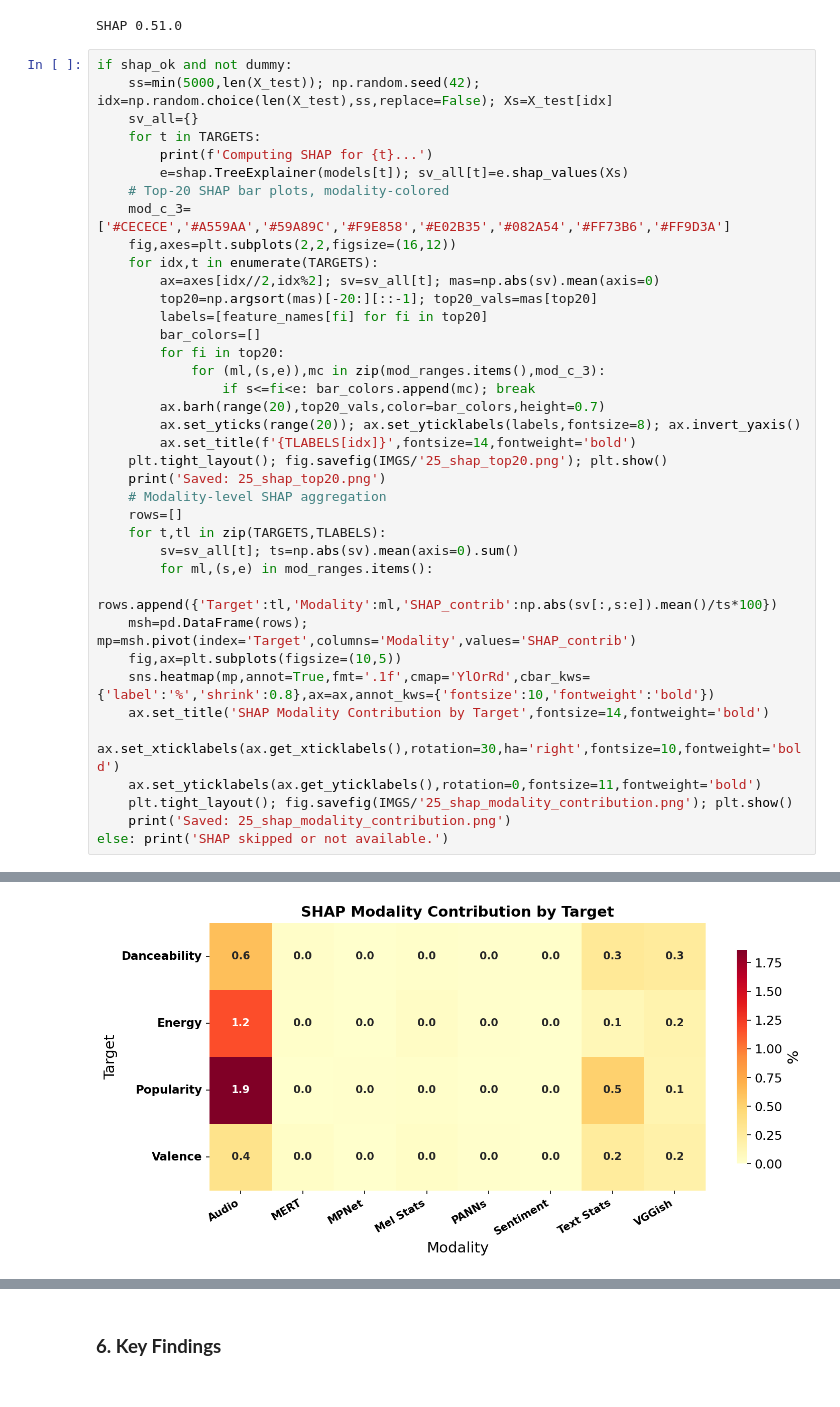
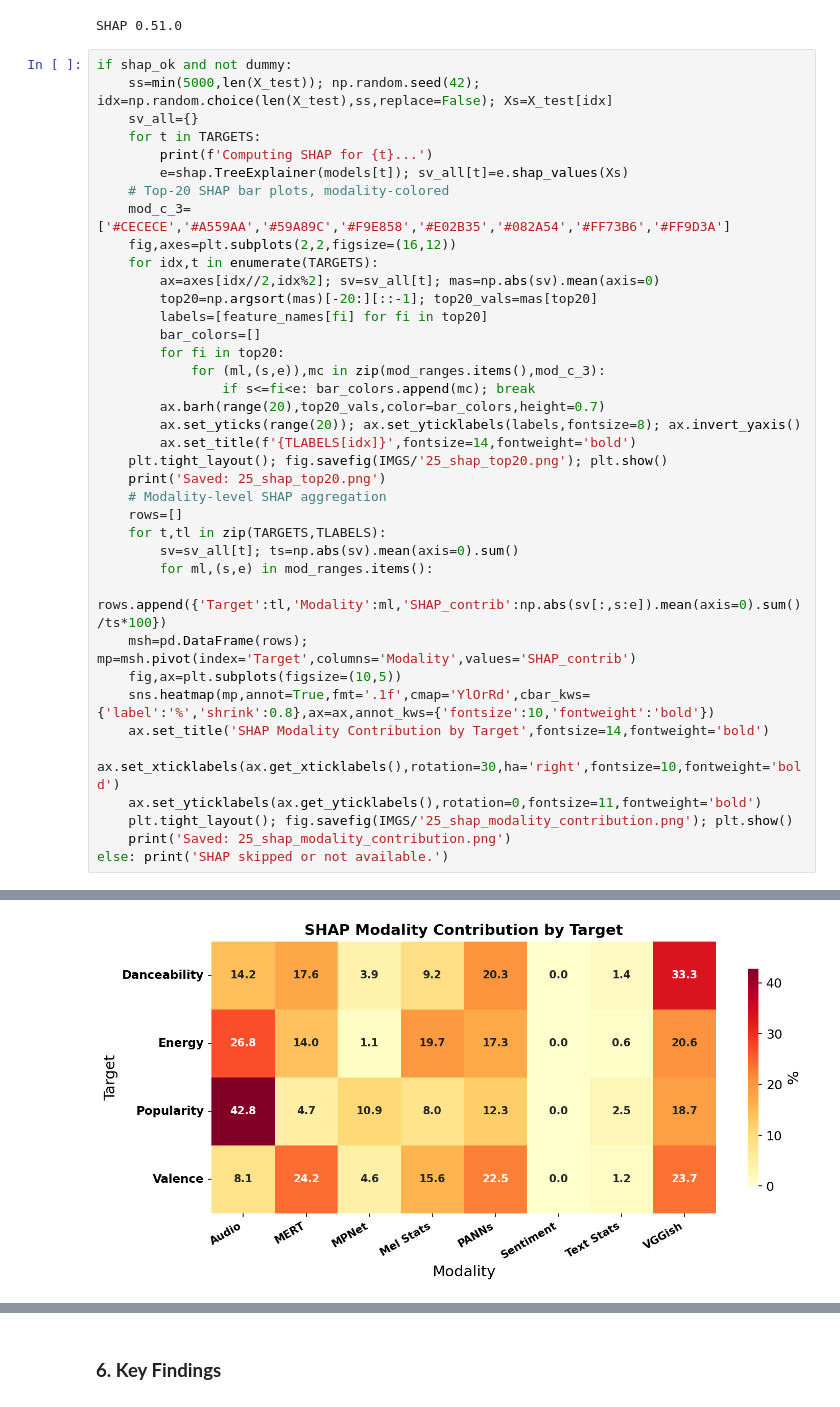
Before and after one commit to essteec/music-prediction, a Jupyter notebook: notebooks/25_thesis_comprehensive_feature_modality_importance.ipynb, the cells around one changed output, grey strips where cells are left out. Drawn from its saved outputs; the diff is of its cells as text.

```diff
--- a/notebooks/25_thesis_comprehensive_feature_modality_importance.ipynb
+++ b/notebooks/25_thesis_comprehensive_feature_modality_importance.ipynb
@@ -192,33 +192,33 @@ if shap_ok and not dummy:
         bar_colors=[]
         for fi in top20:
             for (ml,(s,e)),mc in zip(mod_ranges.items(),mod_c_3):
                 if s<=fi<e: bar_colors.append(mc); break
         ax.barh(range(20),top20_vals,color=bar_colors,height=0.7)
         ax.set_yticks(range(20)); ax.set_yticklabels(labels,fontsize=8); ax.invert_yaxis()
         ax.set_title(f'{TLABELS[idx]}',fontsize=14,fontweight='bold')
     plt.tight_layout(); fig.savefig(IMGS/'25_shap_top20.png'); plt.show()
     print('Saved: 25_shap_top20.png')
     # Modality-level SHAP aggregation
     rows=[]
     for t,tl in zip(TARGETS,TLABELS):
         sv=sv_all[t]; ts=np.abs(sv).mean(axis=0).sum()
         for ml,(s,e) in mod_ranges.items():
-            rows.append({'Target':tl,'Modality':ml,'SHAP_contrib':np.abs(sv[:,s:e]).mean()/ts*100})
+            rows.append({'Target':tl,'Modality':ml,'SHAP_contrib':np.abs(sv[:,s:e]).mean(axis=0).sum()/ts*100})
     msh=pd.DataFrame(rows); mp=msh.pivot(index='Target',columns='Modality',values='SHAP_contrib')
     fig,ax=plt.subplots(figsize=(10,5))
     sns.heatmap(mp,annot=True,fmt='.1f',cmap='YlOrRd',cbar_kws={'label':'%','shrink':0.8},ax=ax,annot_kws={'fontsize':10,'fontweight':'bold'})
     ax.set_title('SHAP Modality Contribution by Target',fontsize=14,fontweight='bold')
     ax.set_xticklabels(ax.get_xticklabels(),rotation=30,ha='right',fontsize=10,fontweight='bold')
     ax.set_yticklabels(ax.get_yticklabels(),rotation=0,fontsize=11,fontweight='bold')
     plt.tight_layout(); fig.savefig(IMGS/'25_shap_modality_contribution.png'); plt.show()
     print('Saved: 25_shap_modality_contribution.png')
 else: print('SHAP skipped or not available.')
 # %% [output]
 Computing SHAP for valence...
 Computing SHAP for energy...
 Computing SHAP for danceability...
 Computing SHAP for popularity...
 [figure]
 Saved: 25_shap_top20.png
-[figure, old version]
+[figure, new version]
 Saved: 25_shap_modality_contribution.png
```
Also changed, not shown: parts of 2 cells of this notebook, 7 other files.
